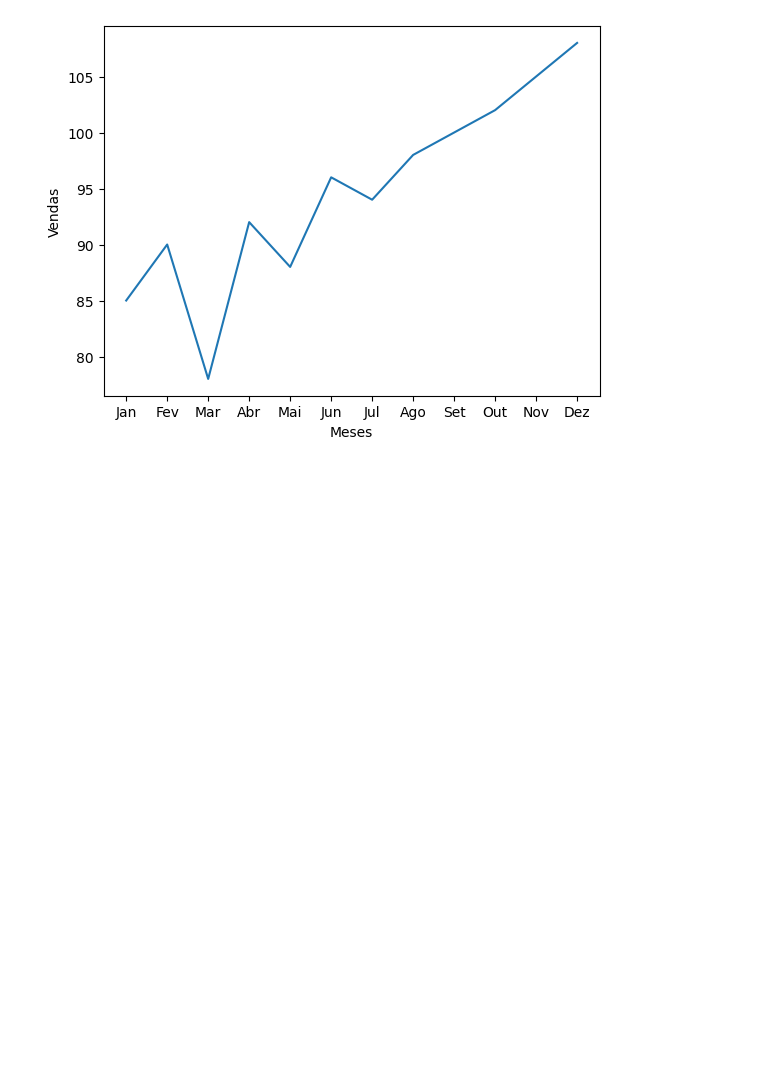
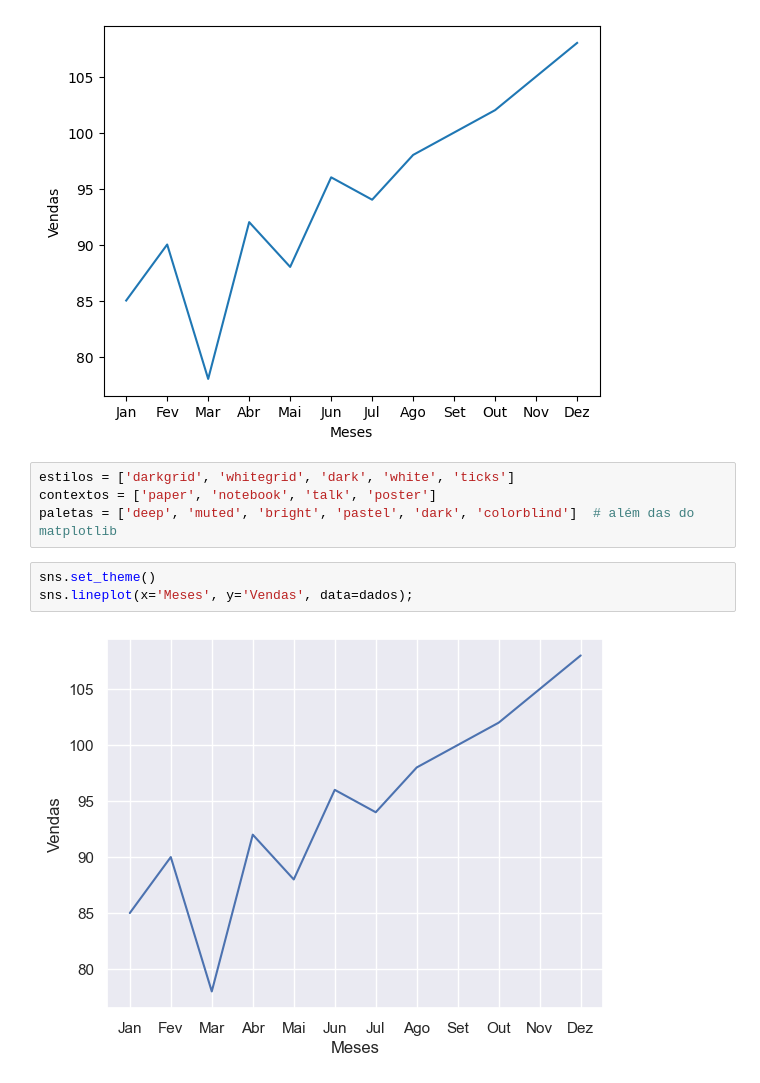
Before and after one commit to kiwsley/ciencia_de_dados, a Jupyter notebook: matplotlib_Searborn/temasseaborn.ipynb, the cells around one changed output. Saved outputs shown, nothing was run; the diff lists cells and outputs as text; blank space fills up the shorter version.

Commit message:
estilos

```diff
--- a/matplotlib_Searborn/temasseaborn.ipynb
+++ b/matplotlib_Searborn/temasseaborn.ipynb
@@ -9,3 +9,12 @@ dados = {'Meses': meses, "Vendas":vendas}
 sns.lineplot(x='Meses', y='Vendas', data=dados);
 # %% [output]
 [figure]
+# %%
+estilos = ['darkgrid', 'whitegrid', 'dark', 'white', 'ticks']
+contextos = ['paper', 'notebook', 'talk', 'poster']
+paletas = ['deep', 'muted', 'bright', 'pastel', 'dark', 'colorblind']  # além das do matplotlib
+# %%
+sns.set_theme()
+sns.lineplot(x='Meses', y='Vendas', data=dados);
+# %% [output]
+[figure, added]
```
Also changed, not shown: parts of 3 cells of this notebook, 3 other files.
